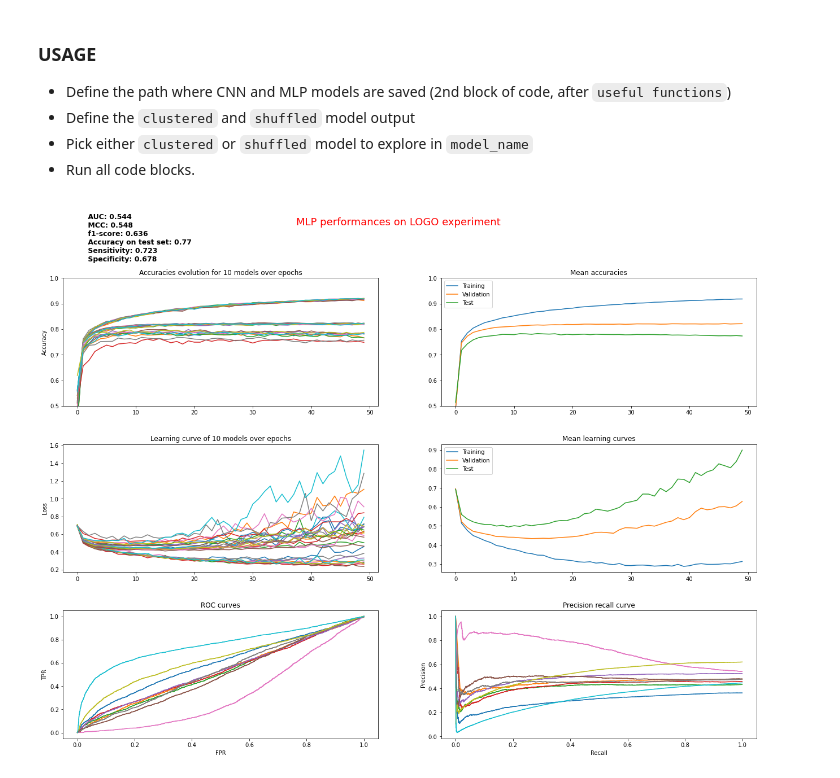
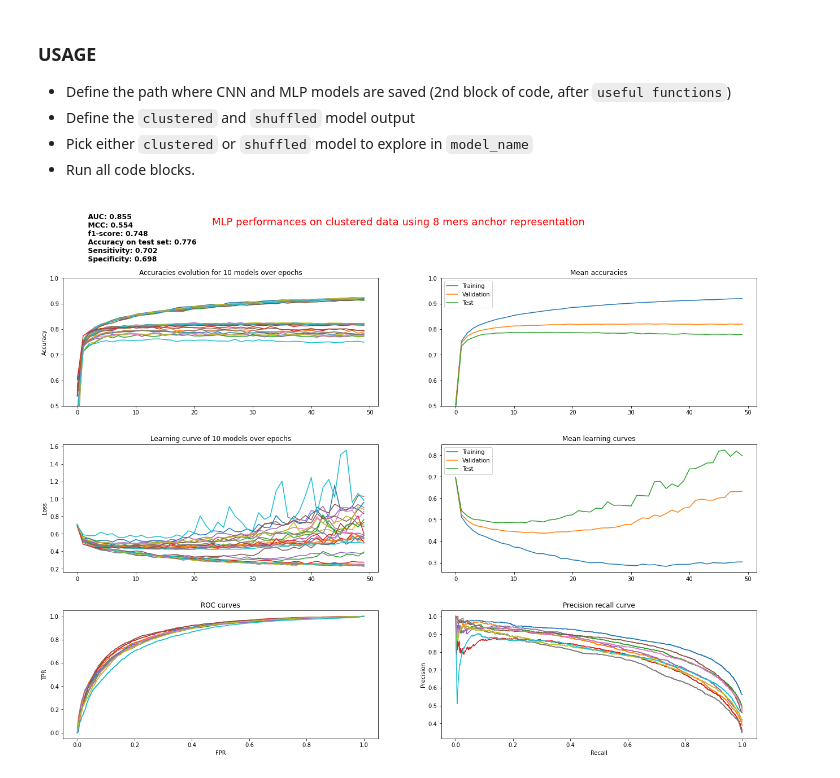
Before and after one commit to DeepRank/3D-Vac, a Jupyter notebook: src/exploration/explore_class_seq_xvalidation.ipynb, the cells around one changed output. Drawn from its saved outputs; the diff is of its cells as text; code cells hidden in the pictures.

Commit message:
fixed metric calculation

```diff
--- a/src/exploration/explore_class_seq_xvalidation.ipynb
+++ b/src/exploration/explore_class_seq_xvalidation.ipynb
@@ -11,19 +11,20 @@ sys.path.append("../4_train_models/")
 from CNN.SeqBased_models import MlpRegBaseline
 from CNN.datasets import Class_Seq_Dataset
 import matplotlib.pylab as plt
-from sklearn.metrics import roc_curve, auc
+from sklearn.metrics import roc_curve, auc, roc_auc_score
 from sklearn.metrics import matthews_corrcoef
-from torchmetrics import PrecisionRecallCurve, ROC, F1Score
+from torchmetrics import PrecisionRecallCurve, F1Score
 import os
 import pandas as pd
+import pickle
 
 # models_path = "/home/daqop/Desktop/M2/Internship/python/trained_models/" # path to where CNN and MLP models are stored
 models_path = "/home/daqop/mountpoint_snellius/3D-Vac/src/4_train_models/CNN/I/classification/seq/trained_models"
 # models_path = "/home/daqop/Desktop/3D-vac-project/trained_models/"
-model_file = f"{models_path}/mlp_classification_blosum_with_allele_encoder_500_neurons_50_epochs_LOGO_9cores_64_batch_size.pt"
-graph_title = f"MLP performances on LOGO experiment"
-save_plot = True
-save_metrics = True
+model_file = f"{models_path}/mlp_classification_blosum_with_allele_encoder_500_neurons_50_epochs_LOGO_anch_rep_64_batch_size.pt"
+graph_title = f"MLP performances on clustered data using 8 mers anchor representation"
+save_plot = False
+save_metrics = False
 metrics_file = "diff_clust_methods.csv"
 # %%
 # useful functions:
@@ -67,7 +68,6 @@ def get_metrics(model_path, cluster=False):
     aucs = []
     mccs = []
     # for ROCS:
-    roc_curve = ROC(task="binary")
     tprs = []
     fprs = []
     # for pr_curves
@@ -101,8 +101,8 @@ def get_metrics(model_path, cluster=False):
         test_targets = dataset.labels[data["test_indices"]]
 
         with torch.no_grad():
-            logits = model(test_peptides)
-            prob = logits.max(1)[0]
+            logits = torch.softmax(model(test_peptides), dim=1)
+            prob = logits[:,1]
             pred = logits.max(1)[1]
 
         confusion = pred/test_targets # absolute values for metrics
@@ -115,12 +115,13 @@ def get_metrics(model_path, cluster=False):
         best_model_test_accuracies.append(float((pred==test_targets).sum()/tot))
 
         # roc curve
-        tpr, fpr, _ = roc_curve(prob, test_targets)
+        fpr, tpr, _ = roc_curve(test_targets, prob)
         tprs.append(tpr)
         fprs.append(fpr)
 
         # AUC for ROC:
         aucs.append(auc(fpr, tpr))
+        # aucs.append(roc_auc_score(test_targets, prob))
 
         # MCC:
         mccs.append(matthews_corrcoef(test_targets, pred))
@@ -131,7 +132,7 @@ def get_metrics(model_path, cluster=False):
         recalls.append(recall)
 
         #f1-score
-        f1_score = F1Score(task="binary", thresholds = thresholds)
+        f1_score = F1Score(task="binary")
         f1scores.append(f1_score(prob, test_targets))
 
     return \
@@ -240,35 +243,36 @@ ax3.set_title("Learning curve of 10 models over epochs")
 ax4.plot(e, train_losses.mean(1))
 ax4.plot(e, valid_losses.mean(1))
 ax4.plot(e, test_losses.mean(1))
 ax4.set_title("Mean learning curves")
 ax4.legend(["Training", "Validation", "Test"])
 
 #ROC
 for i,tpr in enumerate(tprs):
-    ax5.plot(fprs[i], tpr)
+    #ax5.plot(torch.tensor(fprs[i]).flip(dims=[0]), torch.tensor(tpr).flip(dims=[0]))
+    ax5.plot(fprs[i], tprs[i])
 ax5.set_title("ROC curves")
 ax5.set_ylabel("TPR")
 ax5.set_xlabel("FPR")
 
 #precision-recall
 for i,precision in enumerate(precisions):
     ax6.plot(recalls[i], precision)
 ax6.set_title("Precision recall curve")
 ax6.set_ylabel("Precision")
 ax6.set_xlabel("Recall")
 
 fig.subplots_adjust(
     wspace=.2,
     hspace=.3
 )
 if save_plot:
     fig.savefig(
         f"/home/daqop/mountpoint_snellius/3D-Vac/reports/figures/exp_results/{model_file.split('/')[-1]}.svg",
         transparent=False,
         facecolor="white"
     )
 # %% [output]
-[figure, old version]
+[figure, new version]
 # %%
 if save_metrics:
     save_best_metrics(model_file.split("/")[-1], best_model_test_tprs, best_model_test_tprs,
```
Also changed, not shown: parts of 1 cell of this notebook, 1 other file.
